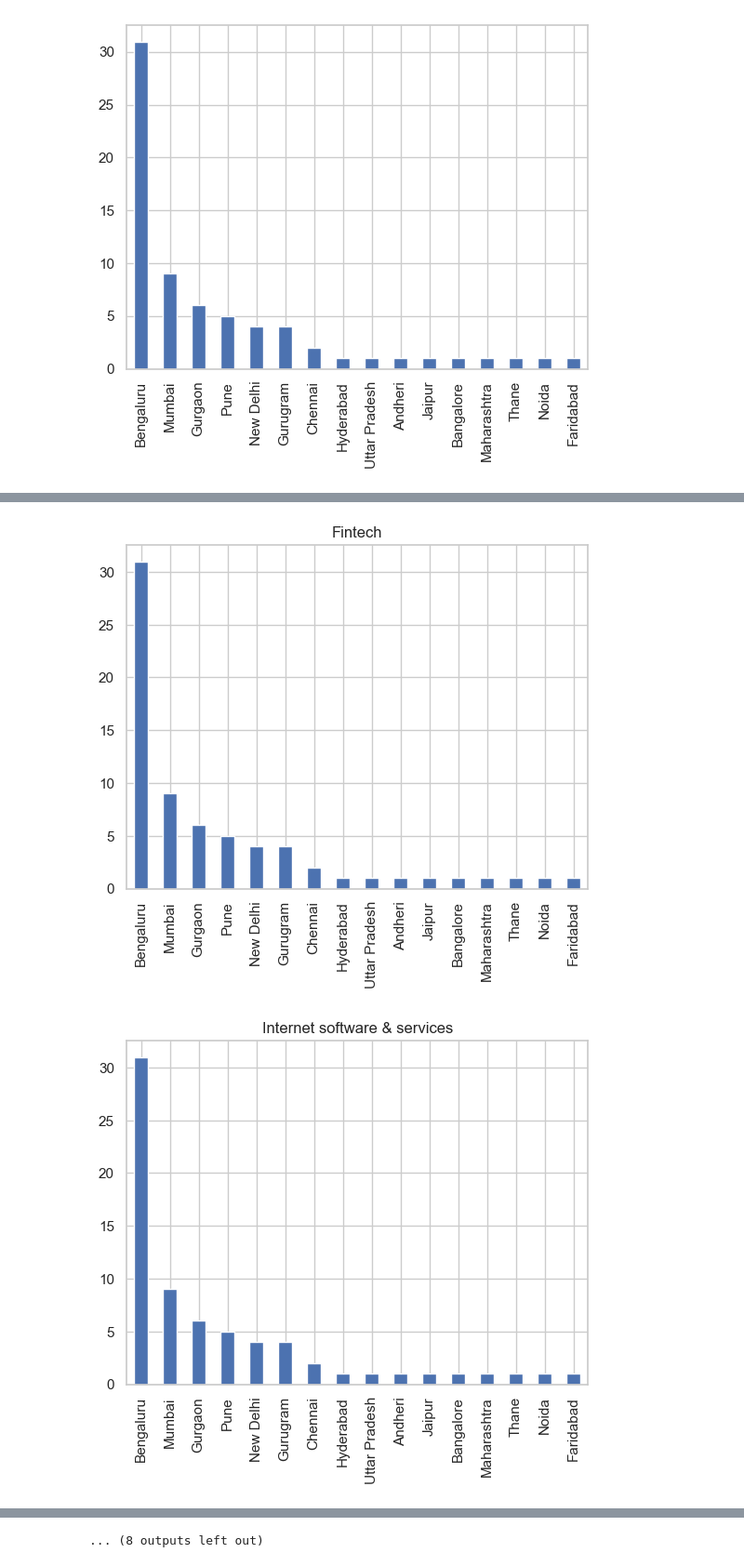
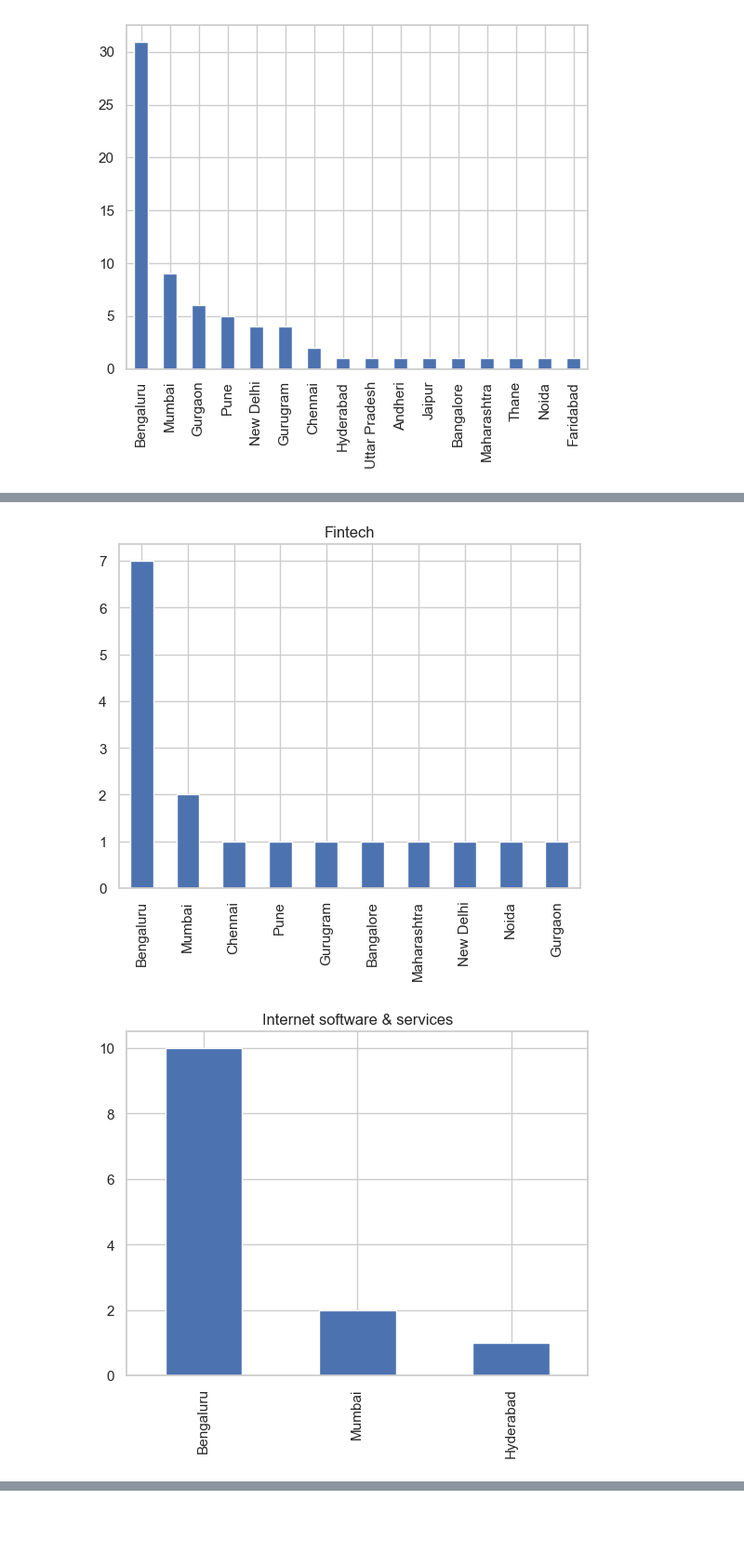
Before and after one commit to amalsalilan/Unicorn-Insights-A-Comprehensive-Data-Analysis-of-Unicorn-Companie, a Jupyter notebook: Notebook.ipynb, the cells around one changed output, grey strips where cells are left out. Shown at 93% size. Saved outputs shown, nothing was run; the diff lists cells and outputs as text; code cells hidden in the pictures; blank space fills up the shorter version.

```diff
--- a/Notebook.ipynb
+++ b/Notebook.ipynb
@@ -244,12 +256,12 @@ ind_fin_df['City'].value_counts().plot(kind='bar')
 # %%
-l=[]
-for i in data.Industry.unique():
-    l.append(i)
-for i in  l:
-    fin_df=data.loc[data['Industry'] == i]
+ind=['Fintech','E-commerce & direct-to-consumer','Internet software & services',
+    'Edtech','Supply chain, logistics, & delivery','']
+for i in  ind:
     ind_fin_df=data.loc[data.Country.isin(['India'])]
-    ind_fin_df['City'].value_counts().plot(kind='bar',title=i)
+    fin_df=ind_fin_df.loc[data['Industry'] == i]
+
+    fin_df['City'].value_counts().plot(kind='bar',title=i)
     plt.show()
 # %% [output]
-[figure, old version]
+[figure, new version]
-[figure, old version]
+[figure, new version]
@@ -266 +269,0 @@ for i in  l:
-... (8 outputs left out)
```
Also changed, not shown: parts of 4 cells of this notebook.
